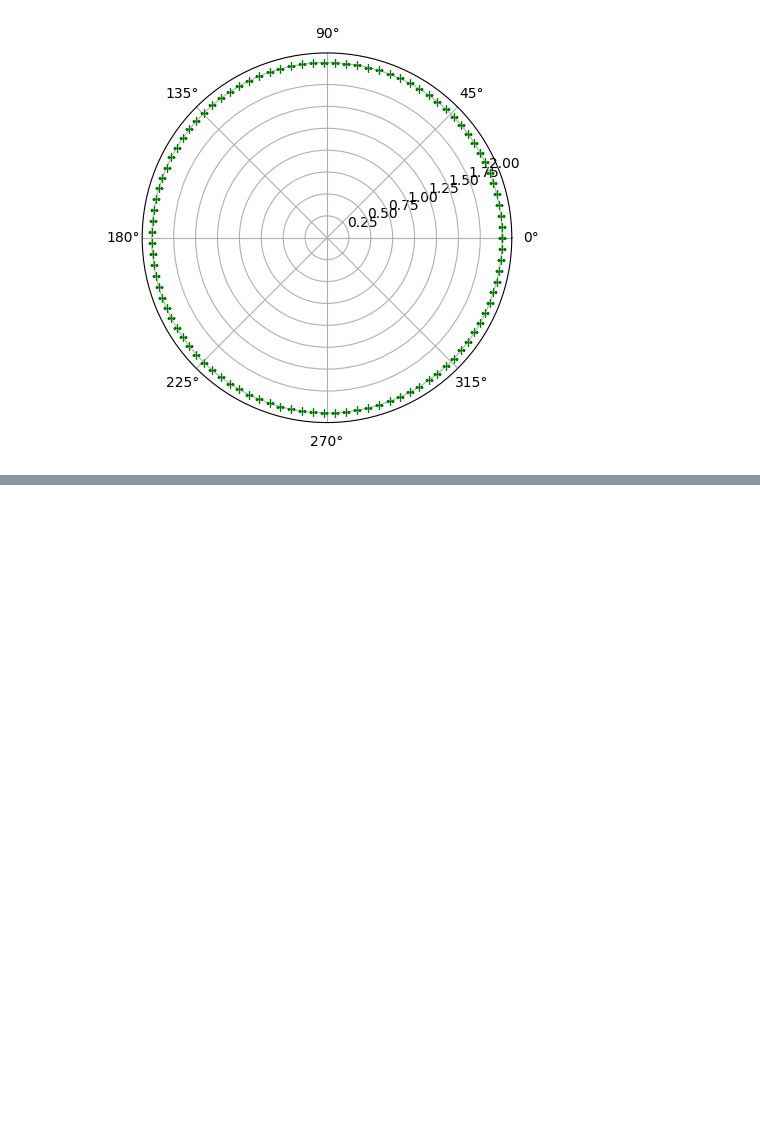
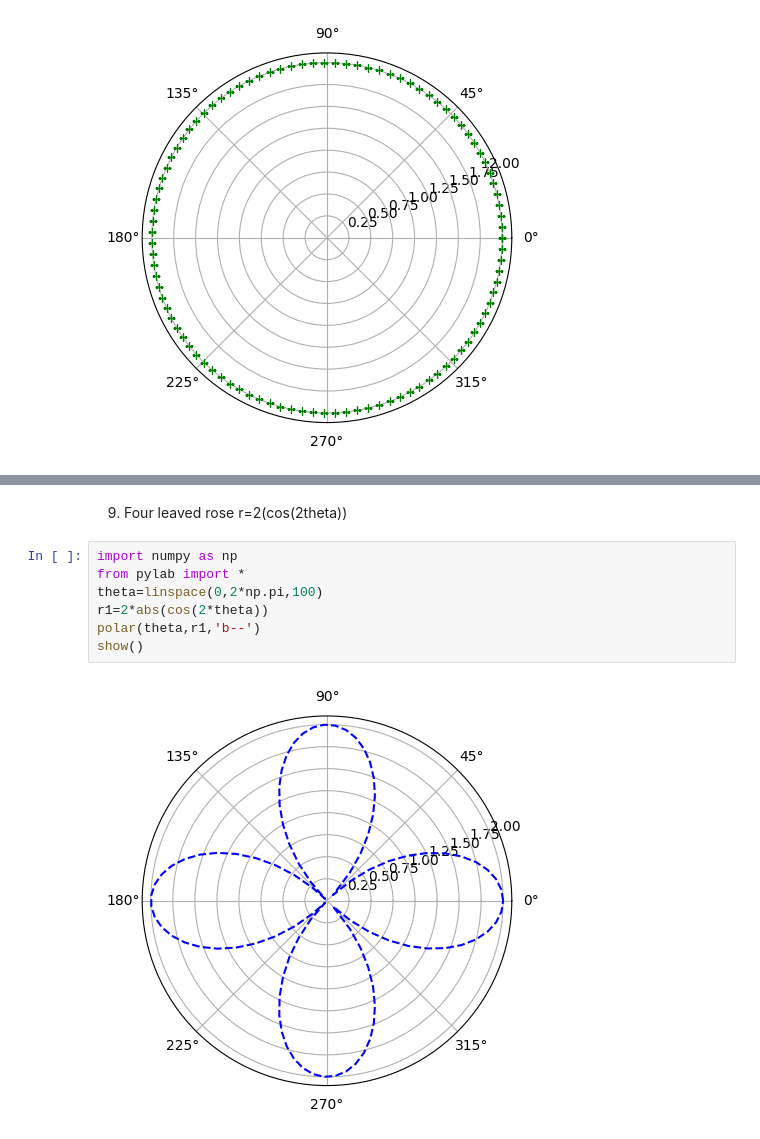
Before and after one commit to Chethan2627/Chethan2627, a Jupyter notebook: Program_1_2D_polt_of_cartesian_and_polar_curves.ipynb, the cells around one changed output, grey strips where cells are left out. Drawn from its saved outputs; the diff is of its cells as text; blank space fills up the shorter version.

```diff
--- a/Program_1_2D_polt_of_cartesian_and_polar_curves.ipynb
+++ b/Program_1_2D_polt_of_cartesian_and_polar_curves.ipynb
@@ -67,0 +79,11 @@ show()
+# %% [markdown]
+9) Four leaved rose r=2(cos(2theta))
+# %%
+import numpy as np
+from pylab import *
+theta=linspace(0,2*np.pi,100)
+r1=2*abs(cos(2*theta))
+polar(theta,r1,'b--')
+show()
+# %% [output]
+[figure, added]
```
Also changed, not shown: parts of 7 cells of this notebook.
